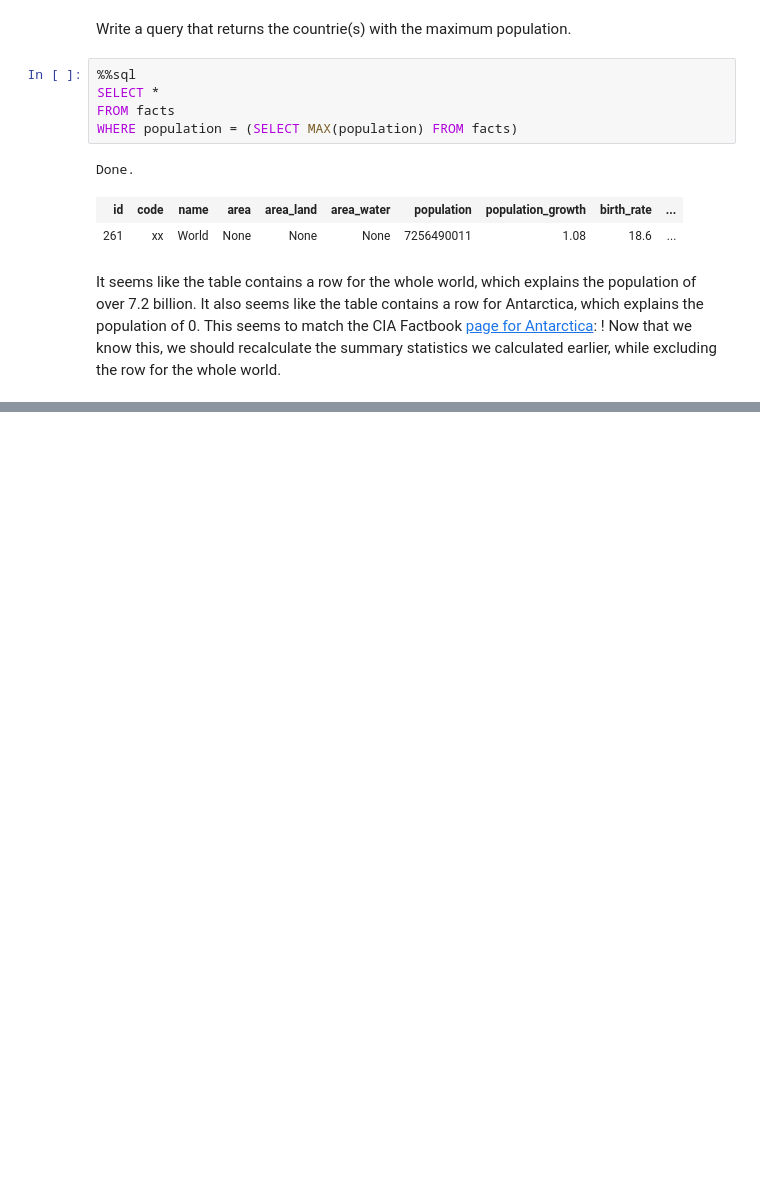
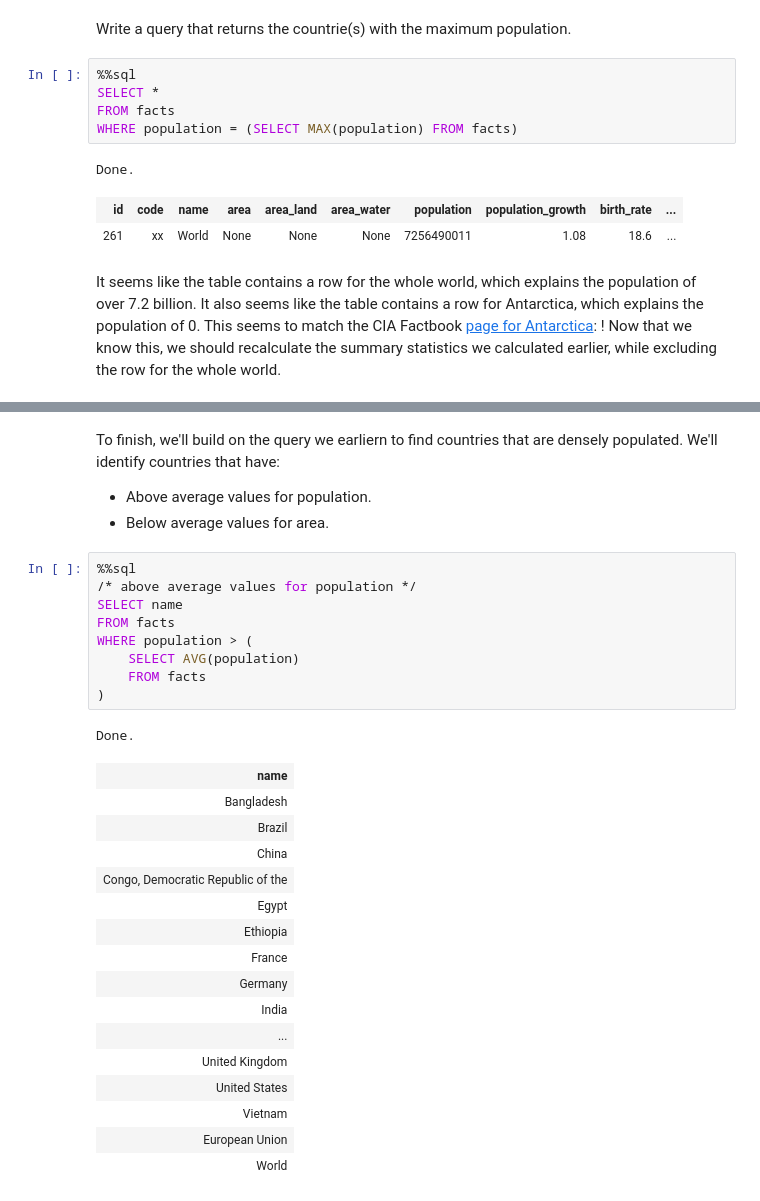
Before and after one commit to chuongpham95/Analyzing-CIA-Factbook-Data-Using-SQL, a Jupyter notebook: Basics.ipynb, the cells around one changed output, grey strips where cells are left out. Saved outputs shown, nothing was run; the diff lists cells and outputs as text; blank space fills up the shorter version.

```diff
--- a/Basics.ipynb
+++ b/Basics.ipynb
@@ -106,0 +165,32 @@ Now that we know this, we should recalculate the summary statistics we calculate
+# %% [markdown]
+To finish, we'll build on the query we earliern to find countries that are densely populated. We'll identify countries that have:
+
+- Above average values for population.
+- Below average values for area.
+# %%
+%%sql
+/* above average values for population */
+SELECT name
+FROM facts
+WHERE population > (
+    SELECT AVG(population)
+    FROM facts
+)
+# %% [output]
+Done.
+| name |
+| Bangladesh |
+| Brazil |
+| China |
+| Congo, Democratic Republic of the |
+| Egypt |
+| Ethiopia |
+| France |
+| Germany |
+| India |
+| ... |
+| United Kingdom |
+| United States |
+| Vietnam |
+| European Union |
+| World |
```
Also changed, not shown: parts of 32 cells of this notebook.
